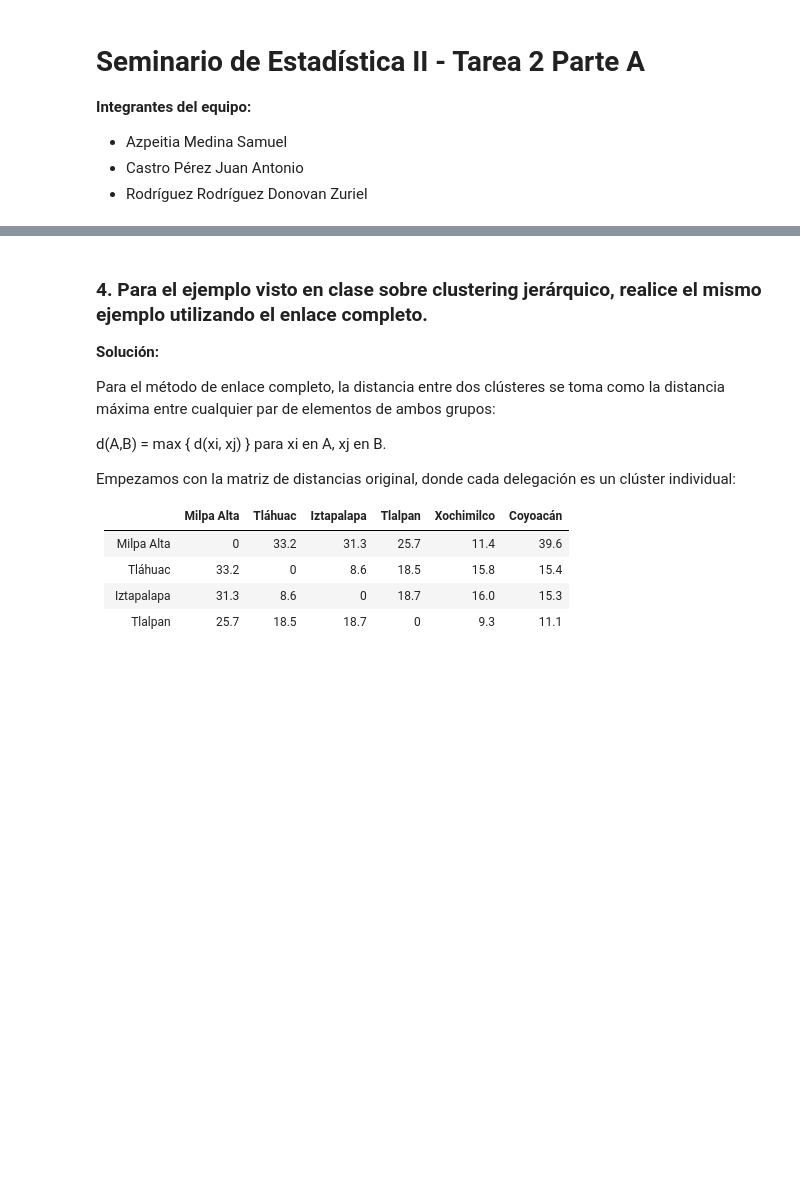
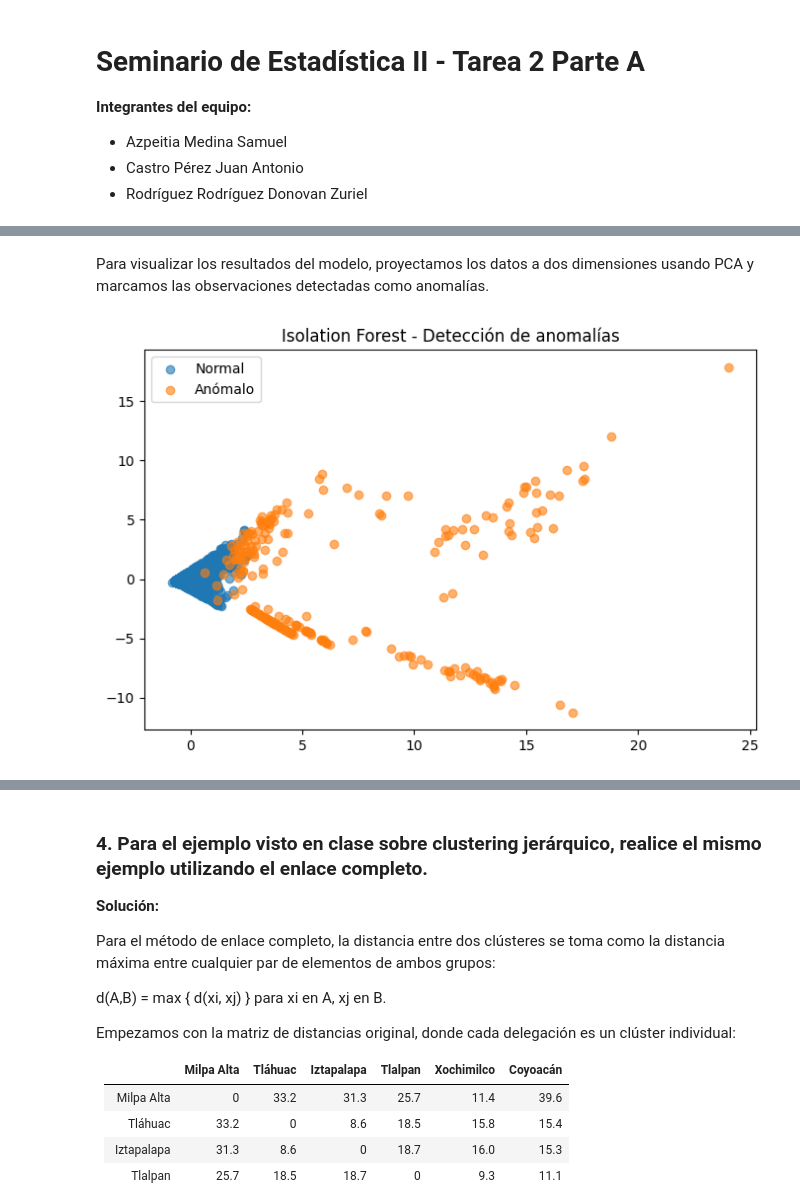
Before and after one commit to DonovanRodriguezRodriguez/Seminario-de-Estad-stica-II, a Jupyter notebook: Tarea 2A.ipynb, the cells around one changed output, grey strips where cells are left out. Saved outputs shown, nothing was run; the diff lists cells and outputs as text; code cells hidden in the pictures; blank space fills up the shorter version.

Commit message:
Cambios Finales Donovan

```diff
--- a/Tarea 2A.ipynb
+++ b/Tarea 2A.ipynb
@@ -432,0 +199,23 @@ print(conclusion)
+# %%
+from databricks.feature_engineering import FeatureLookup
+
+# Tomamos solo las llaves primarias
+df_base_ids = spark.table("dev.feature_store.sessions_arkime").select("id")
+
+# Definimos la consulta de variables en el Feature Store
+feature_lookups = [
+    FeatureLookup(
+        table_name="dev.feature_store.sessions_arkime",
+        lookup_key="id")]
+
+# Creamos el training set
+set_entrenamiento = fe_client.create_training_set(
+    df=df_base_ids,
+    feature_lookups=feature_lookups,
+    label=None,
+    exclude_columns=["id"])
+
+# Cargamos el dataframe final para modelado
+df_entrenar = set_entrenamiento.load_df()
+
+df_entrenar.limit(20).display()
@@ -432,0 +460,26 @@ print(conclusion)
+# %% [markdown]
+Para visualizar los resultados del modelo, proyectamos los datos a dos dimensiones usando PCA y marcamos las observaciones detectadas como anomalías.
+# %%
+from sklearn.decomposition import PCA
+import matplotlib.pyplot as plt
+
+# Reducimos a 2 dimensiones
+pca = PCA(n_components=2)
+X_pca = pca.fit_transform(X_scaled)
+
+# Graficamos
+plt.figure(figsize=(8,5))
+
+for etiqueta in df_pandas["anomalia"].unique():
+    mask = df_pandas["anomalia"] == etiqueta
+    plt.scatter(
+        X_pca[mask, 0],
+        X_pca[mask, 1],
+        label=etiqueta,
+        alpha=0.6)
+
+plt.title("Isolation Forest - Detección de anomalías")
+plt.legend()
+plt.show()
+# %% [output]
+[figure, added]
```
Also changed, not shown: parts of 43 cells of this notebook, 1 other file.
